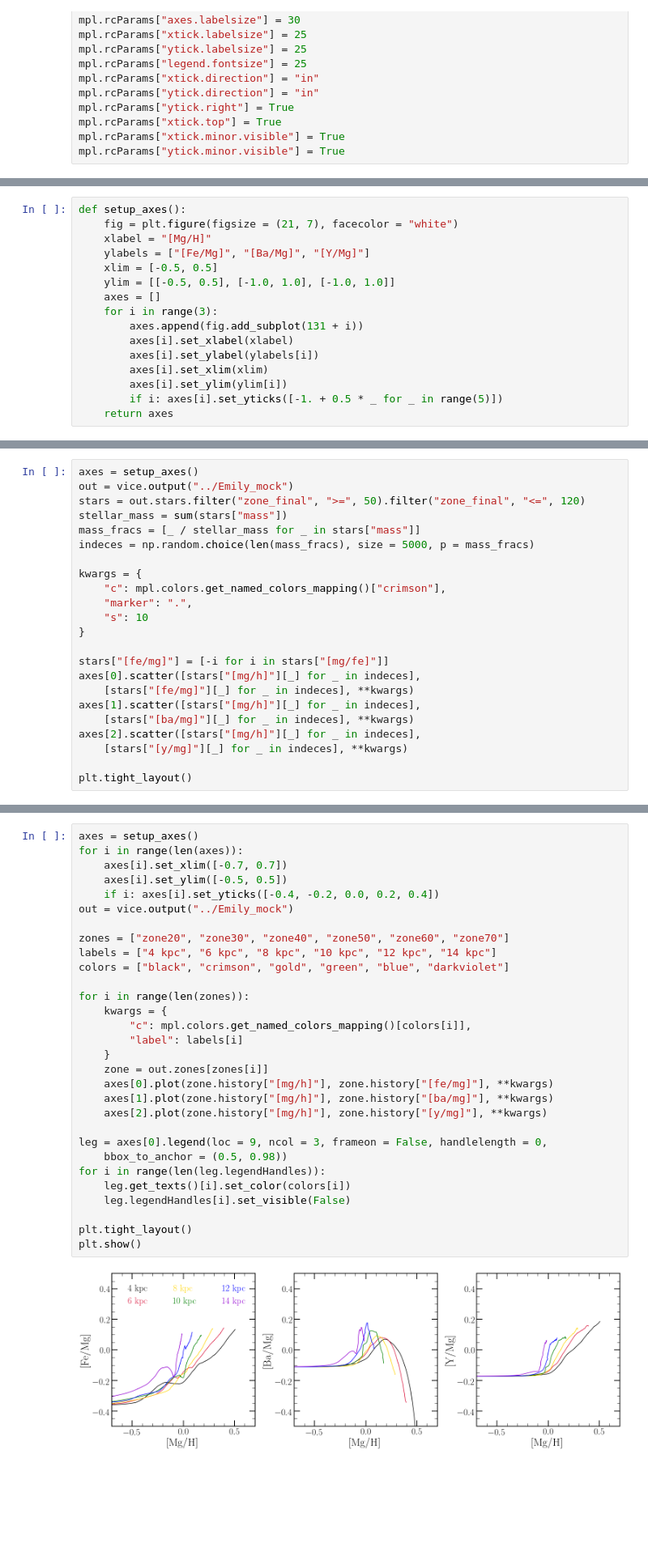
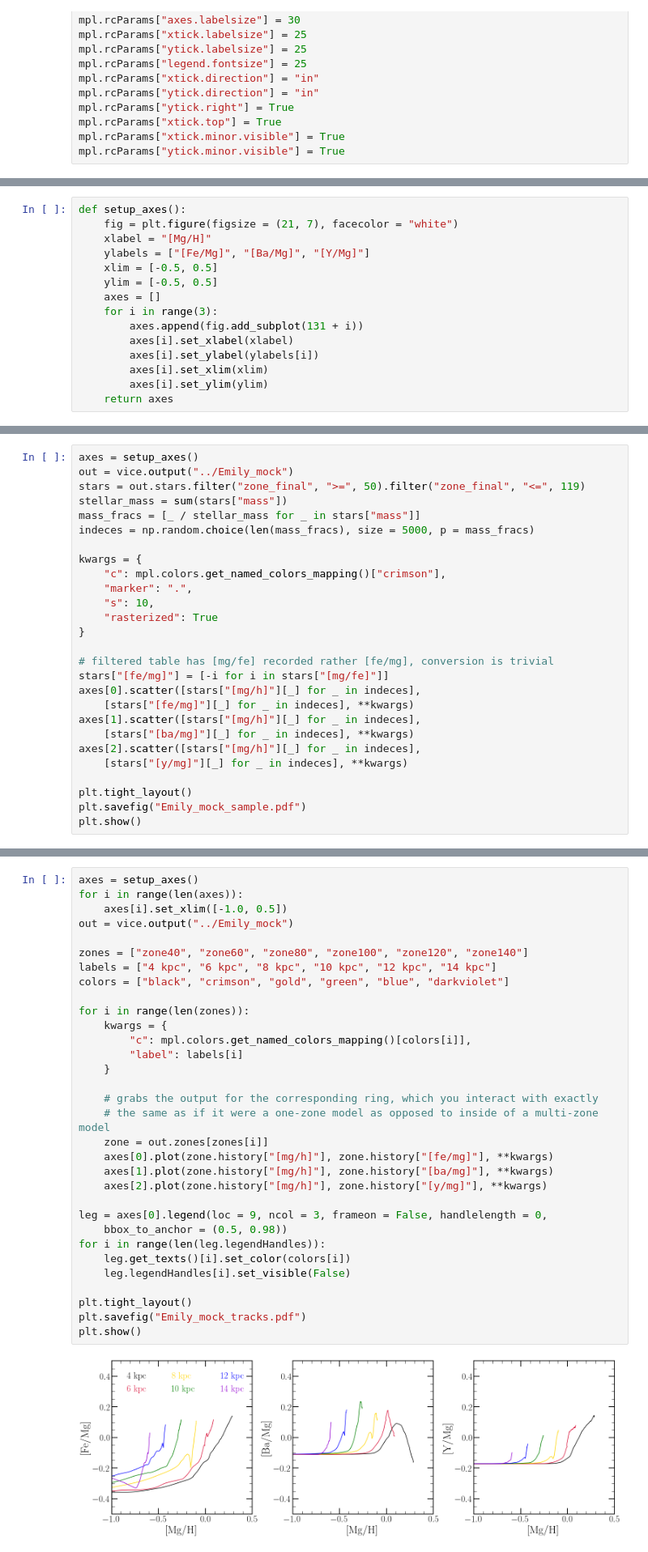
Before and after one commit to giganano/AGBmigration, a Jupyter notebook: notebooks/Emily_mock_data.ipynb, the cells around one changed output, grey strips where cells are left out. Shown at 81% size. Drawn from its saved outputs; the diff is of its cells as text; blank space fills up the shorter version.

```diff
--- a/notebooks/Emily_mock_data.ipynb
+++ b/notebooks/Emily_mock_data.ipynb
@@ -42,13 +45,12 @@ def setup_axes():
     xlabel = "[Mg/H]"
     ylabels = ["[Fe/Mg]", "[Ba/Mg]", "[Y/Mg]"]
     xlim = [-0.5, 0.5]
-    ylim = [[-0.5, 0.5], [-1.0, 1.0], [-1.0, 1.0]]
+    ylim = [-0.5, 0.5]
     axes = []
     for i in range(3):
         axes.append(fig.add_subplot(131 + i))
         axes[i].set_xlabel(xlabel)
         axes[i].set_ylabel(ylabels[i])
         axes[i].set_xlim(xlim)
-        axes[i].set_ylim(ylim[i])
-        if i: axes[i].set_yticks([-1. + 0.5 * _ for _ in range(5)])
+        axes[i].set_ylim(ylim)
     return axes
@@ -76,7 +92,7 @@ plt.show()
 # %%
 axes = setup_axes()
 out = vice.output("../Emily_mock")
-stars = out.stars.filter("zone_final", ">=", 50).filter("zone_final", "<=", 120)
+stars = out.stars.filter("zone_final", ">=", 50).filter("zone_final", "<=", 119)
 stellar_mass = sum(stars["mass"])
 mass_fracs = [_ / stellar_mass for _ in stars["mass"]]
 indeces = np.random.choice(len(mass_fracs), size = 5000, p = mass_fracs)
@@ -84,9 +100,11 @@ indeces = np.random.choice(len(mass_fracs), size = 5000, p = mass_fracs)
 kwargs = {
     "c": mpl.colors.get_named_colors_mapping()["crimson"],
     "marker": ".",
-    "s": 10
+    "s": 10,
+    "rasterized": True
 }
 
+# filtered table has [mg/fe] recorded rather [fe/mg], conversion is trivial
 stars["[fe/mg]"] = [-i for i in stars["[mg/fe]"]]
 axes[0].scatter([stars["[mg/h]"][_] for _ in indeces],
     [stars["[fe/mg]"][_] for _ in indeces], **kwargs)
@@ -96,4 +114,6 @@ axes[2].scatter([stars["[mg/h]"][_] for _ in indeces],
     [stars["[y/mg]"][_] for _ in indeces], **kwargs)
 
 plt.tight_layout()
+plt.savefig("Emily_mock_sample.pdf")
+plt.show()
 # %% [output]
@@ -101,32 +125,34 @@ plt.tight_layout()
 # %%
 axes = setup_axes()
 for i in range(len(axes)):
-    axes[i].set_xlim([-0.7, 0.7])
-    axes[i].set_ylim([-0.5, 0.5])
-    if i: axes[i].set_yticks([-0.4, -0.2, 0.0, 0.2, 0.4])
+    axes[i].set_xlim([-1.0, 0.5])
 out = vice.output("../Emily_mock")
 
-zones = ["zone20", "zone30", "zone40", "zone50", "zone60", "zone70"]
+zones = ["zone40", "zone60", "zone80", "zone100", "zone120", "zone140"]
 labels = ["4 kpc", "6 kpc", "8 kpc", "10 kpc", "12 kpc", "14 kpc"]
 colors = ["black", "crimson", "gold", "green", "blue", "darkviolet"]
 
 for i in range(len(zones)):
     kwargs = {
         "c": mpl.colors.get_named_colors_mapping()[colors[i]],
         "label": labels[i]
     }
+
+    # grabs the output for the corresponding ring, which you interact with exactly
+    # the same as if it were a one-zone model as opposed to inside of a multi-zone model
     zone = out.zones[zones[i]]
     axes[0].plot(zone.history["[mg/h]"], zone.history["[fe/mg]"], **kwargs)
     axes[1].plot(zone.history["[mg/h]"], zone.history["[ba/mg]"], **kwargs)
     axes[2].plot(zone.history["[mg/h]"], zone.history["[y/mg]"], **kwargs)
 
 leg = axes[0].legend(loc = 9, ncol = 3, frameon = False, handlelength = 0,
     bbox_to_anchor = (0.5, 0.98))
 for i in range(len(leg.legendHandles)):
     leg.get_texts()[i].set_color(colors[i])
     leg.legendHandles[i].set_visible(False)
 
 plt.tight_layout()
+plt.savefig("Emily_mock_tracks.pdf")
 plt.show()
 # %% [output]
-[figure, old version]
+[figure, new version]
```
Also changed, not shown: parts of 8 cells of this notebook, 3 other files.
